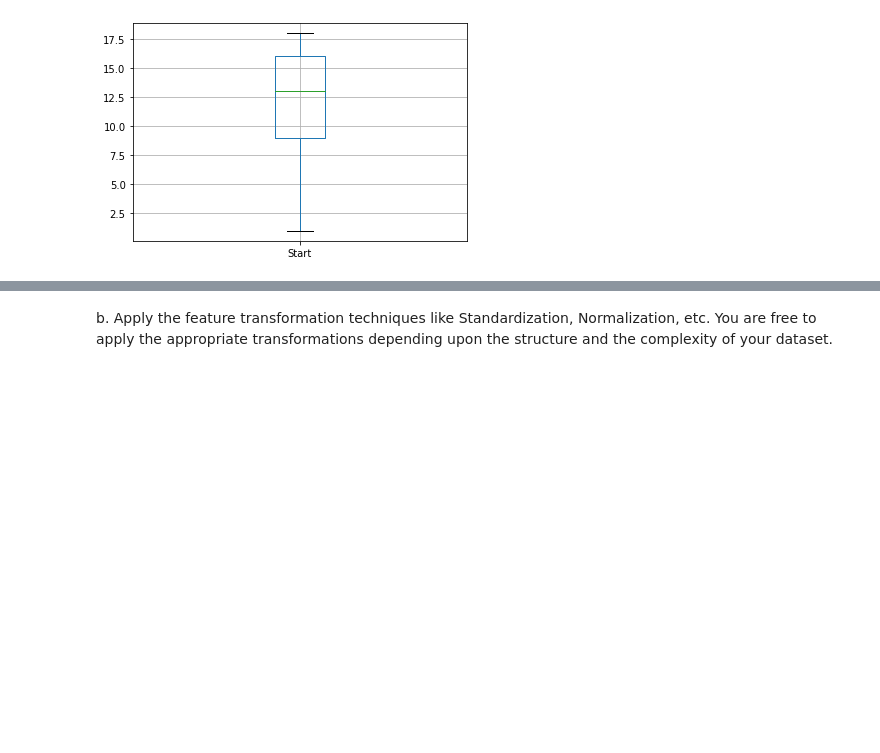
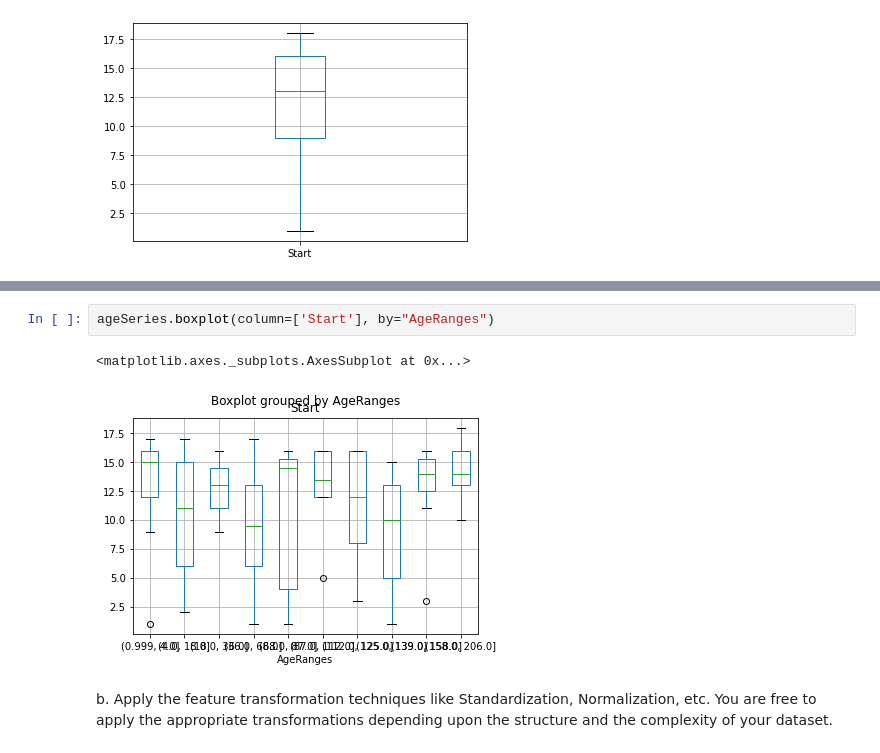
Before and after one commit to arindamdeyofficial/vertebraeSurgeryRiskFactor, a Jupyter notebook: Group307_kyphosis.ipynb, the cells around one changed output, grey strips where cells are left out. Drawn from its saved outputs; the diff is of its cells as text; blank space fills up the shorter version.

```diff
--- a/Group307_kyphosis.ipynb
+++ b/Group307_kyphosis.ipynb
@@ -327,3 +364,8 @@ array([<matplotlib.axes._subplots.AxesSubplot object at 0x...>,
+# %%
+ageSeries.boxplot(column=['Start'], by="AgeRanges")
+# %% [output]
+<matplotlib.axes._subplots.AxesSubplot at 0x...>
+[figure, added]
 # %% [markdown]
 b.	Apply the feature transformation techniques like Standardization, Normalization, etc. You are free to apply the appropriate transformations depending upon the structure and the complexity of your dataset.
 # %% [markdown]
```
Also changed, not shown: parts of 61 cells of this notebook.
